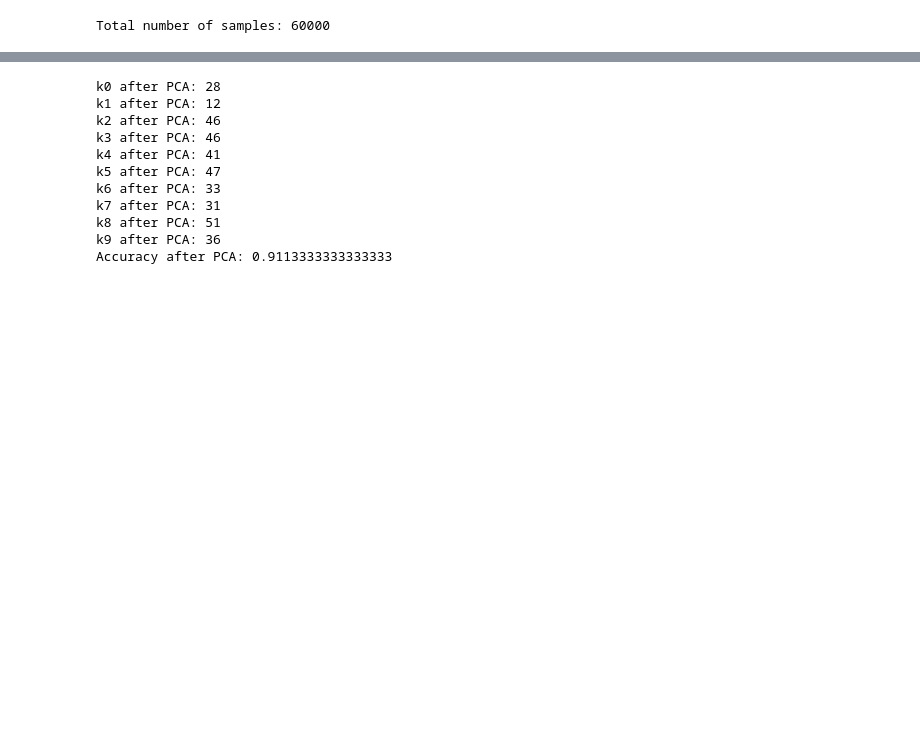
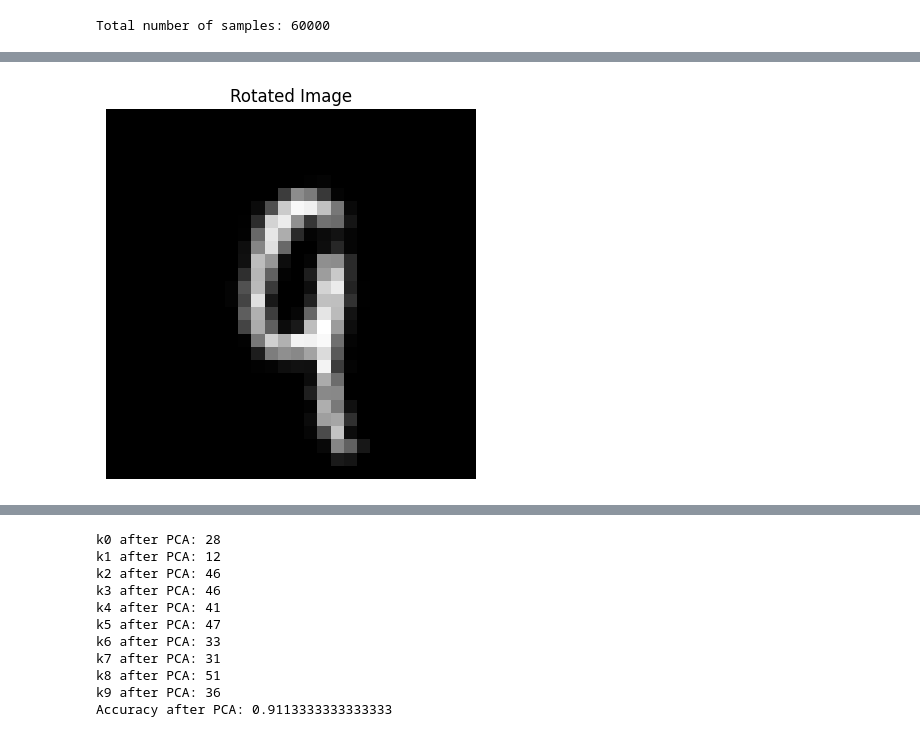
Before and after one commit to kira128/K-means, a Jupyter notebook: tenzori-mnist.ipynb, the cells around one changed output, grey strips where cells are left out. Drawn from its saved outputs; the diff is of its cells as text; code cells hidden in the pictures; blank space fills up the shorter version.

```diff
--- a/tenzori-mnist.ipynb
+++ b/tenzori-mnist.ipynb
@@ -186,11 +218,30 @@ def classify_digit(x):
 # testiranje
 correct = 0
 total = len(X_test)
-for i in range(total):
-    x = X_test[i]
-    true_label = y_test[i]
-    predicted_label = classify_digit(x)
-    if predicted_label == true_label:
-        correct += 1
-print("Accuracy:", correct / total)
+wrong =  []
+for energy in [0.6,0.61,0.62,0.63,0.64,0.65,0.66,0.67,0.68,0.69]:
+    correct = 0
+    total = len(X_test)
+    wrong =  []
+    k0 = chose_k(A0,energy)
+    k1 = chose_k(A1,energy)
+    k2 = chose_k(A2,energy)
+    k3 = chose_k(A3,energy)
+    k4 = chose_k(A4,energy)
+    k5 = chose_k(A5,energy)
+    k6 = chose_k(A6,energy)
+    k7 = chose_k(A7,energy)
+    k8 = chose_k(A8,energy)
+    k9 = chose_k(A9,energy)
+
+    for i in range(total):
+        x = X_test[i]
+        true_label = y_test[i]
+        predicted_label,dist = classify_digit(x)
+        if predicted_label == true_label:
+            correct += 1
+        else:
+            wrong.append((i, true_label, predicted_label))
+
+    print("Accuracy:", correct / total)
 # %% [output]
@@ -197,0 +296,13 @@ Accuracy: 0.9463333333333334
+# %%
+from scipy.ndimage import rotate
+
+rotated = rotate(X_test[wrong[36][0]], 20, reshape=False, order=1)
+rotated_int = np.clip(rotated, 0, 255).astype(np.uint8)
+# show image
+import matplotlib.pyplot as plt
+plt.imshow(rotated_int, cmap='gray')
+plt.title(f'Rotated Image')
+plt.axis('off')
+plt.show()
+# %% [output]
+[figure, added]
```
Also changed, not shown: parts of 9 cells of this notebook, 1 other file.
